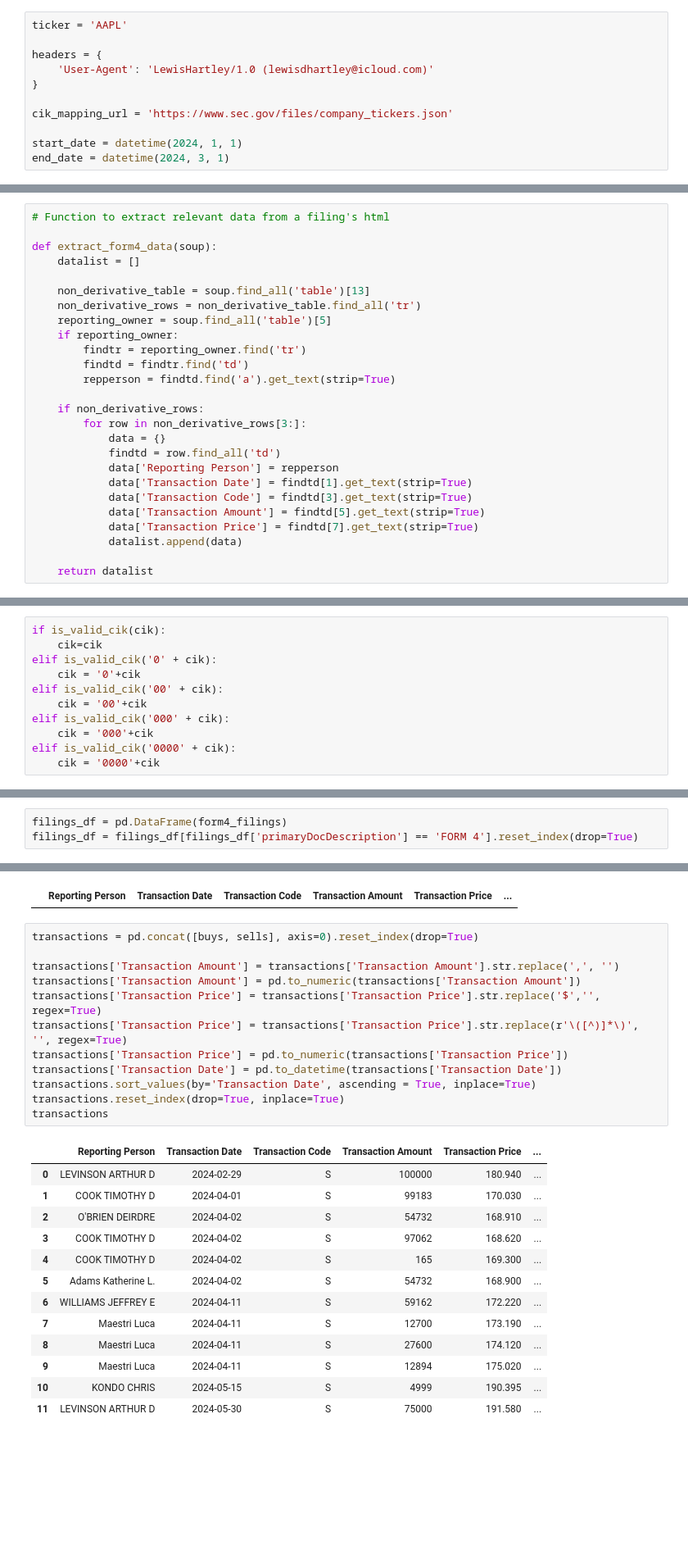
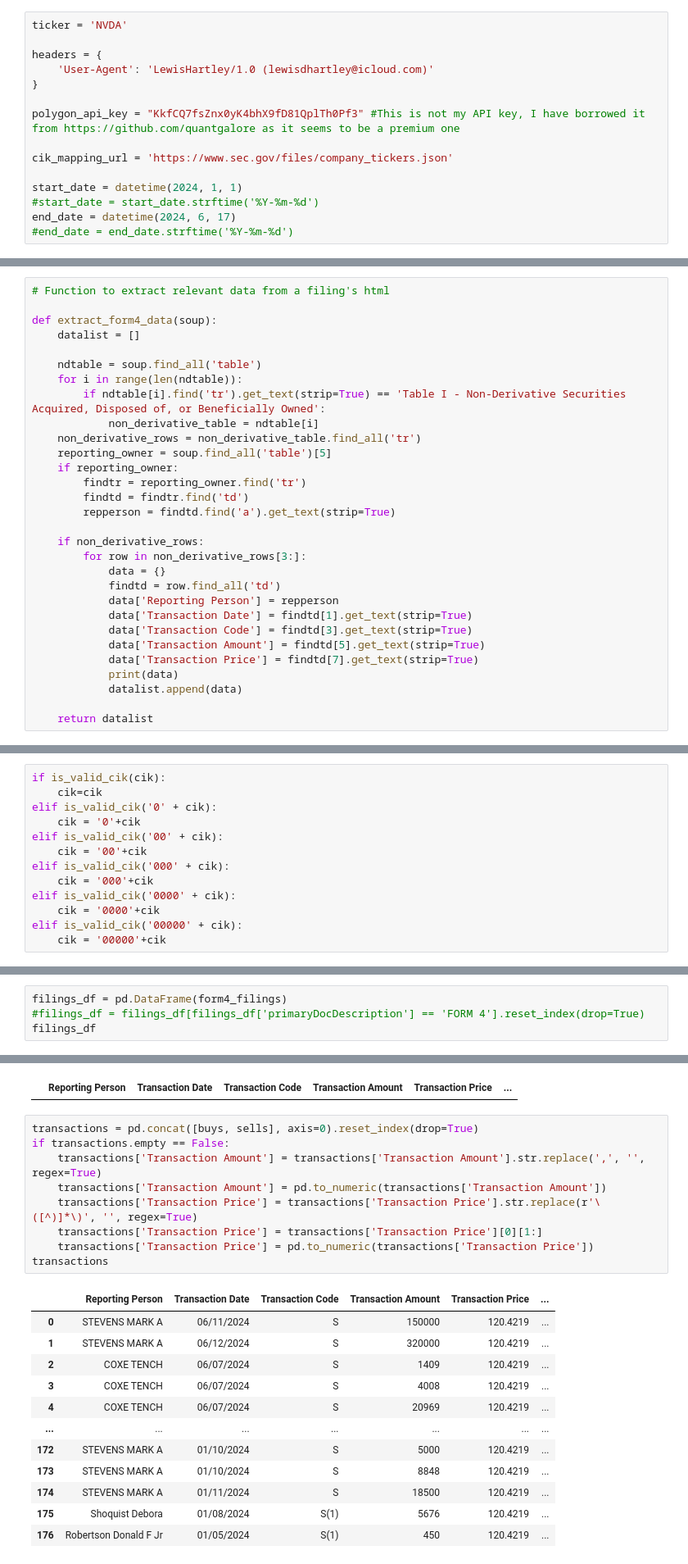
Before and after one commit to lewishartley/tradingstrategies, a Jupyter notebook: InsiderTrading.ipynb, the cells around one changed output, grey strips where cells are left out. Shown at 82% size. Cells and saved outputs as stored; diff of their text form; blank space fills up the shorter version.

```diff
--- a/InsiderTrading.ipynb
+++ b/InsiderTrading.ipynb
@@ -7,13 +7,17 @@ import xml.etree.ElementTree as ET
 from bs4 import BeautifulSoup
 import plotly.graph_objs as go
 # %%
-ticker = 'AAPL'
+ticker = 'NVDA'
 
 headers = {
     'User-Agent': 'LewisHartley/1.0 (lewisdhartley@icloud.com)'
 }
 
+polygon_api_key = "KkfCQ7fsZnx0yK4bhX9fD81QplTh0Pf3" #This is not my API key, I have borrowed it from https://github.com/quantgalore as it seems to be a premium one
+
 cik_mapping_url = 'https://www.sec.gov/files/company_tickers.json'
 
 start_date = datetime(2024, 1, 1)
-end_date = datetime(2024, 3, 1)
+#start_date = start_date.strftime('%Y-%m-%d')
+end_date = datetime(2024, 6, 17)
+#end_date = end_date.strftime('%Y-%m-%d')
@@ -90,7 +116,10 @@ def fetch_and_parse_html(document_url):
 def extract_form4_data(soup):
     datalist = []
 
-    non_derivative_table = soup.find_all('table')[13]
+    ndtable = soup.find_all('table')
+    for i in range(len(ndtable)):
+        if ndtable[i].find('tr').get_text(strip=True) == 'Table I - Non-Derivative Securities Acquired, Disposed of, or Beneficially Owned':
+            non_derivative_table = ndtable[i]
     non_derivative_rows = non_derivative_table.find_all('tr')
     reporting_owner = soup.find_all('table')[5]
     if reporting_owner:
@@ -107,6 +136,7 @@ def extract_form4_data(soup):
             data['Transaction Code'] = findtd[3].get_text(strip=True)
             data['Transaction Amount'] = findtd[5].get_text(strip=True)
             data['Transaction Price'] = findtd[7].get_text(strip=True)
+            print(data)
             datalist.append(data)
 
     return datalist
@@ -127,6 +160,8 @@ elif is_valid_cik('000' + cik):
     cik = '000'+cik
 elif is_valid_cik('0000' + cik):
     cik = '0000'+cik
+elif is_valid_cik('00000' + cik):
+    cik = '00000'+cik
 # %%
 print(cik)
 is_valid_cik(cik)
@@ -153,3 +205,4 @@ else:
 # %%
 filings_df = pd.DataFrame(form4_filings)
-filings_df = filings_df[filings_df['primaryDocDescription'] == 'FORM 4'].reset_index(drop=True)
+#filings_df = filings_df[filings_df['primaryDocDescription'] == 'FORM 4'].reset_index(drop=True)
+filings_df
@@ -216,27 +317,23 @@ buys
 |  | Reporting Person | Transaction Date | Transaction Code | Transaction Amount | Transaction Price | ... |
 # %%
 transactions = pd.concat([buys, sells], axis=0).reset_index(drop=True)
-
-transactions['Transaction Amount'] = transactions['Transaction Amount'].str.replace(',', '')
-transactions['Transaction Amount'] = pd.to_numeric(transactions['Transaction Amount'])
-transactions['Transaction Price'] = transactions['Transaction Price'].str.replace('$','', regex=True)
-transactions['Transaction Price'] = transactions['Transaction Price'].str.replace(r'\([^)]*\)', '', regex=True)
-transactions['Transaction Price'] = pd.to_numeric(transactions['Transaction Price'])
-transactions['Transaction Date'] = pd.to_datetime(transactions['Transaction Date'])
-transactions.sort_values(by='Transaction Date', ascending = True, inplace=True)
-transactions.reset_index(drop=True, inplace=True)
+if transactions.empty == False:
+    transactions['Transaction Amount'] = transactions['Transaction Amount'].str.replace(',', '', regex=True)
+    transactions['Transaction Amount'] = pd.to_numeric(transactions['Transaction Amount'])
+    transactions['Transaction Price'] = transactions['Transaction Price'].str.replace(r'\([^)]*\)', '', regex=True)
+    transactions['Transaction Price'] = transactions['Transaction Price'][0][1:]
+    transactions['Transaction Price'] = pd.to_numeric(transactions['Transaction Price'])
 transactions
 # %% [output]
 |  | Reporting Person | Transaction Date | Transaction Code | Transaction Amount | Transaction Price | ... |
-| 0 | LEVINSON ARTHUR D | 2024-02-29 | S | 100000 | 180.940 | ... |
-| 1 | COOK TIMOTHY D | 2024-04-01 | S | 99183 | 170.030 | ... |
-| 2 | O'BRIEN DEIRDRE | 2024-04-02 | S | 54732 | 168.910 | ... |
-| 3 | COOK TIMOTHY D | 2024-04-02 | S | 97062 | 168.620 | ... |
-| 4 | COOK TIMOTHY D | 2024-04-02 | S | 165 | 169.300 | ... |
-| 5 | Adams Katherine L. | 2024-04-02 | S | 54732 | 168.900 | ... |
-| 6 | WILLIAMS JEFFREY E | 2024-04-11 | S | 59162 | 172.220 | ... |
-| 7 | Maestri Luca | 2024-04-11 | S | 12700 | 173.190 | ... |
-| 8 | Maestri Luca | 2024-04-11 | S | 27600 | 174.120 | ... |
-| 9 | Maestri Luca | 2024-04-11 | S | 12894 | 175.020 | ... |
-| 10 | KONDO CHRIS | 2024-05-15 | S | 4999 | 190.395 | ... |
-| 11 | LEVINSON ARTHUR D | 2024-05-30 | S | 75000 | 191.580 | ... |
+| 0 | STEVENS MARK A | 06/11/2024 | S | 150000 | 120.4219 | ... |
+| 1 | STEVENS MARK A | 06/12/2024 | S | 320000 | 120.4219 | ... |
+| 2 | COXE TENCH | 06/07/2024 | S | 1409 | 120.4219 | ... |
+| 3 | COXE TENCH | 06/07/2024 | S | 4008 | 120.4219 | ... |
+| 4 | COXE TENCH | 06/07/2024 | S | 20969 | 120.4219 | ... |
+| ... | ... | ... | ... | ... | ... | ... |
+| 172 | STEVENS MARK A | 01/10/2024 | S | 5000 | 120.4219 | ... |
+| 173 | STEVENS MARK A | 01/10/2024 | S | 8848 | 120.4219 | ... |
+| 174 | STEVENS MARK A | 01/11/2024 | S | 18500 | 120.4219 | ... |
+| 175 | Shoquist Debora | 01/08/2024 | S(1) | 5676 | 120.4219 | ... |
+| 176 | Robertson Donald F Jr | 01/05/2024 | S(1) | 450 | 120.4219 | ... |
```
Also changed, not shown: parts of 15 cells of this notebook.
